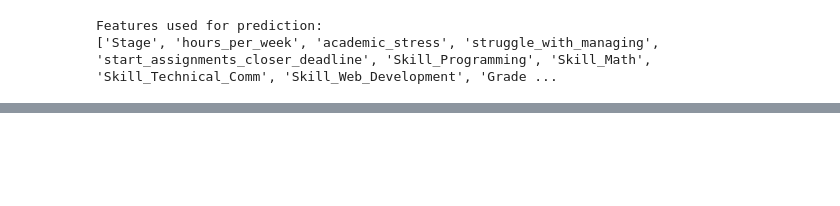
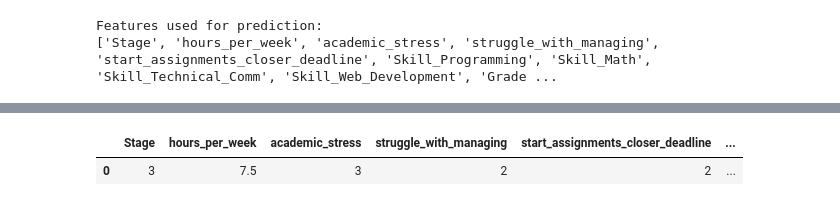
Before and after one commit to Rashilajayasinghe/DomainSpecified_AI_Assistant, a Jupyter notebook: GPACal.ipynb, the cells around one changed output, grey strips where cells are left out. Cells and saved outputs as stored; diff of their text form; code cells hidden in the pictures; blank space fills up the shorter version.

```diff
--- a/GPACal.ipynb
+++ b/GPACal.ipynb
@@ -620,5 +622,17 @@ To prepare for model training, I will define the feature matrix (X) by selecting
 # %%
-X = data2.drop('Total_GPA', axis=1)
+columns_to_drop = [
+    'Total_GPA',
+    'Grade_CM3606',
+    'Grade_CM3604',
+    'Grade_CM3602',
+    'Grade_CM3603',
+    'Grade_CM4605',
+    'Grade_CM4604',
+    'Grade_CM4601',
+    'Grade_CM4606',
+    'Grade_CM4603'
+]
+X = data2.drop(columns=columns_to_drop, axis=1)
 y = data2['Total_GPA']
 
 print("Features (X) and Target (y) defined.")
@@ -831,3 +845,68 @@ print(X.columns.tolist())
 # %% [output]
 Features used for prediction:
 ['Stage', 'hours_per_week', 'academic_stress', 'struggle_with_managing', 'start_assignments_closer_deadline', 'Skill_Programming', 'Skill_Math', 'Skill_Technical_Comm', 'Skill_Web_Development', 'Grade ...
+# %%
+import pandas as pd
+
+# Create a dictionary for the new data point with all model features
+# Pre-fill with mean values from X for numerical columns or sensible defaults for others
+user_input_dict = {}
+for col in X.columns:
+    if X[col].dtype in ['int64', 'float64']:
+        user_input_dict[col] = X[col].mean()
+    else:
+        user_input_dict[col] = 0 # Default for dummy variables (if any non-numerical survived)
+
+# --- Customize your input here ---
+# Modify the values in user_input_dict to specify the student's characteristics
+# For example:
+user_input_dict['Stage'] = 3
+user_input_dict['hours_per_week'] = 7.5
+user_input_dict['academic_stress'] = 3
+user_input_dict['struggle_with_managing'] = 2
+user_input_dict['start_assignments_closer_deadline'] = 2
+user_input_dict['Skill_Programming'] = 4
+user_input_dict['Skill_Math'] = 4
+user_input_dict['Skill_Technical_Comm'] = 5
+user_input_dict['Skill_Web_Development'] = 5
+
+# Example for Grade_CM courses (using 0 for not taken, or actual grade point)
+user_input_dict['Grade_CM1601'] = 2.0 # B grade
+user_input_dict['Grade_CM1602'] = 3.0 # C grade
+# ... continue for all Grade_CM columns or keep them as their mean/0 default
+user_input_dict['Grade_CM1603'] = 4.0
+user_input_dict['Grade_CM1604'] = 3.0
+user_input_dict['Grade_CM1605'] = 2.0
+user_input_dict['Grade_CM1606'] = 3.0
+user_input_dict['Grade_CM2601'] = 2.0
+user_input_dict['Grade_CM2602'] = 2.0
+user_input_dict['Grade_CM2603'] = 4.0
+user_input_dict['Grade_CM2604'] = 2.0
+user_input_dict['Grade_CM2605'] = 4.0
+user_input_dict['Grade_CM2606'] = 4.0
+user_input_dict['Grade_CM2607'] = 2.0
+user_input_dict['Grade_CM3602'] = 0.0
+user_input_dict['Grade_CM3603'] = 0.0
+user_input_dict['Grade_CM3604'] = 0.0
+user_input_dict['Grade_CM3606'] = 0.0
+user_input_dict['Grade_CM4601'] = 0.0
+user_input_dict['Grade_CM4603'] = 0.0
+user_input_dict['Grade_CM4604'] = 0.0
+user_input_dict['Grade_CM4605'] = 0.0
+user_input_dict['Grade_CM4606'] = 0.0
+user_input_dict['Balancing multiple courses or projects'] = 1 # Student struggles with this
+user_input_dict['Not knowing how to prioritize task'] = 0
+user_input_dict['Starting tasks too late'] = 0
+# --- End of customization ---
+
+# Create the DataFrame for prediction
+# Ensure column order matches X used for training
+user_input_df = pd.DataFrame([user_input_dict], columns=X.columns)
+
+# Make a prediction using the loaded model
+prediction_for_new_data = rf_model.predict(user_input_df)
+
+print("Input features for the new data point:")
+display(user_input_df)
+print(f"\nPredicted Total_GPA for this new data point: {prediction_for_new_data[0]:.4f}")
+# %% [output]
@@ -833,0 +914,2 @@ Features used for prediction:
+|  | Stage | hours_per_week | academic_stress | struggle_with_managing | start_assignments_closer_deadline | ... |
+| 0 | 3 | 7.5 | 3 | 2 | 2 | ... |
```
Also changed, not shown: parts of 8 cells of this notebook.
